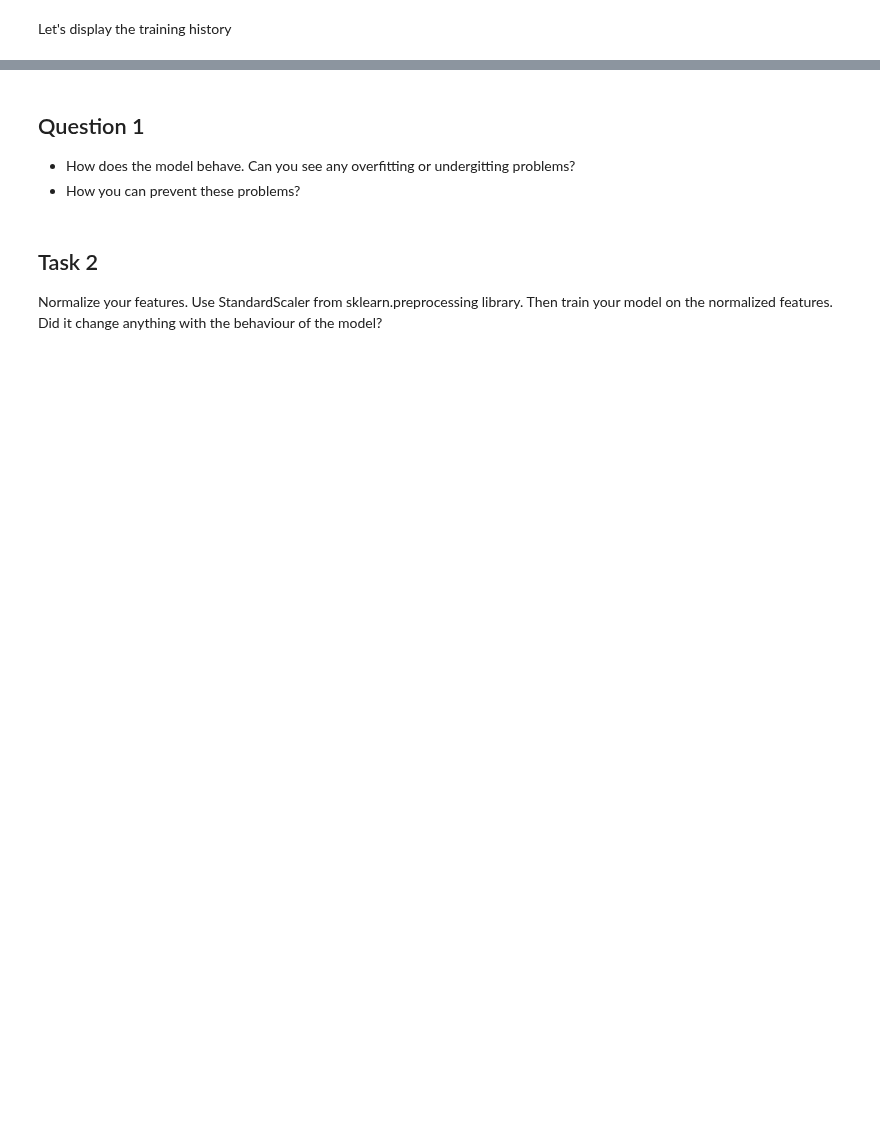
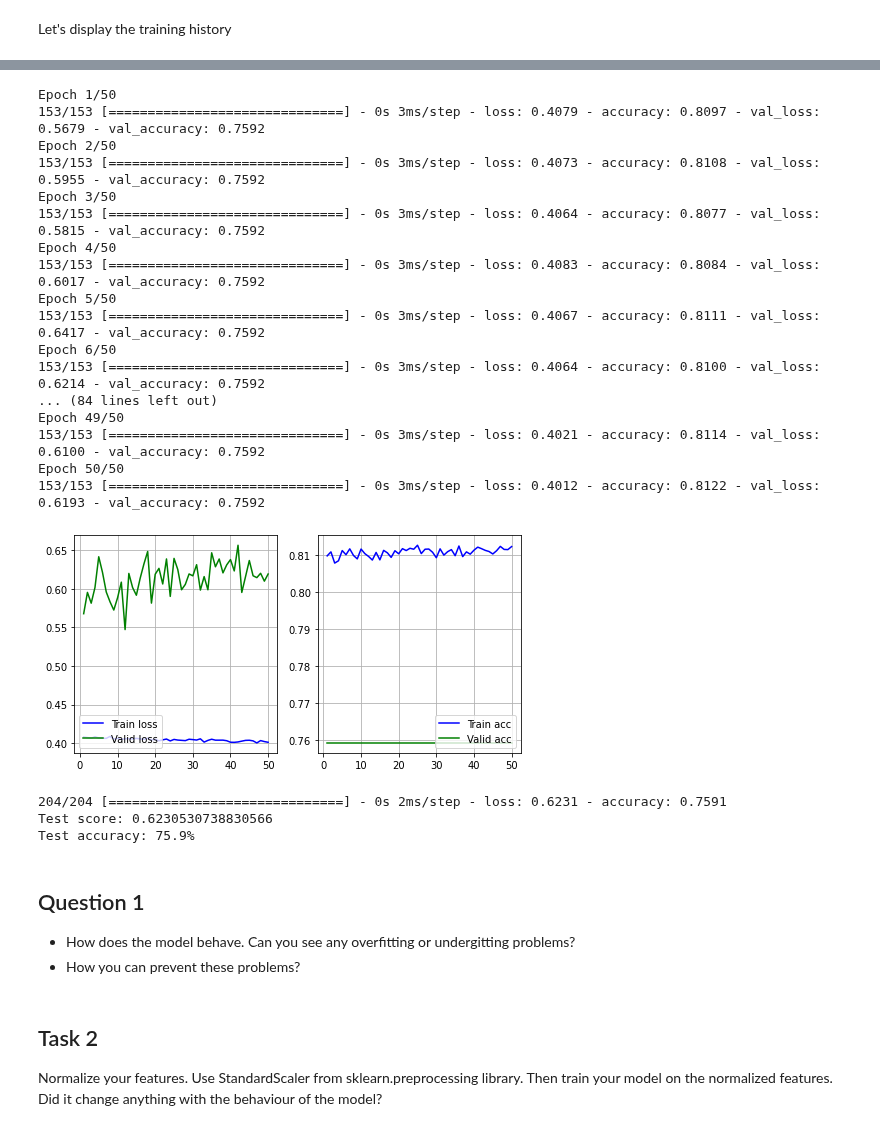
Before and after one commit to For-Chance/CourseOfConstructionInformation, a Jupyter notebook: Class/Class_11/CensusKeras/census_keras_empty.ipynb, the cells around one changed output, grey strips where cells are left out. Drawn from its saved outputs; the diff is of its cells as text; code cells hidden in the pictures; blank space fills up the shorter version.

```diff
--- a/Class/Class_11/CensusKeras/census_keras_empty.ipynb
+++ b/Class/Class_11/CensusKeras/census_keras_empty.ipynb
@@ -177,0 +426,16 @@ def create_model():
+# %%
+def create_model():
+    # ENTER YOUR CODE HERE
+    model = Sequential()
+
+    model.add(Dense(cell_1, input_shape=[input, ], activation='relu'))
+    model.add(Dropout(rate=0.5))
+    model.add(Dense(cell_2, activation='relu'))
+    model.add(Dense(1, activation='sigmoid'))
+
+    optimizer = optimizers.Adam(lr=LEARNING_RATE)
+
+    model.compile(loss = 'binary_crossentropy', optimizer=optimizer, metrics=['accuracy'])
+    return model
+# %%
+model = create_model()
@@ -178,3 +462,37 @@ def create_model():
+# %%
+# ENTER YOUR CODE HERE
+history = model.fit(X_train, y_train,
+    validation_data = (X_valid, y_valid),
+    batch_size = batch_size,
+    epochs = epochs)
+
+plot_train_valid_history(history)
+
+score, acc = model.evaluate(X_test, y_test)
+print('Test score:', score)
+print('Test accuracy: {:.1f}%'.format(100*acc))
+# %% [output]
+Epoch 1/50
+153/153 [==============================] - 0s 3ms/step - loss: 0.4079 - accuracy: 0.8097 - val_loss: 0.5679 - val_accuracy: 0.7592
+Epoch 2/50
+153/153 [==============================] - 0s 3ms/step - loss: 0.4073 - accuracy: 0.8108 - val_loss: 0.5955 - val_accuracy: 0.7592
+Epoch 3/50
+153/153 [==============================] - 0s 3ms/step - loss: 0.4064 - accuracy: 0.8077 - val_loss: 0.5815 - val_accuracy: 0.7592
+Epoch 4/50
+153/153 [==============================] - 0s 3ms/step - loss: 0.4083 - accuracy: 0.8084 - val_loss: 0.6017 - val_accuracy: 0.7592
+Epoch 5/50
+153/153 [==============================] - 0s 3ms/step - loss: 0.4067 - accuracy: 0.8111 - val_loss: 0.6417 - val_accuracy: 0.7592
+Epoch 6/50
+153/153 [==============================] - 0s 3ms/step - loss: 0.4064 - accuracy: 0.8100 - val_loss: 0.6214 - val_accuracy: 0.7592
+... (84 lines left out)
+Epoch 49/50
+153/153 [==============================] - 0s 3ms/step - loss: 0.4021 - accuracy: 0.8114 - val_loss: 0.6100 - val_accuracy: 0.7592
+Epoch 50/50
+153/153 [==============================] - 0s 3ms/step - loss: 0.4012 - accuracy: 0.8122 - val_loss: 0.6193 - val_accuracy: 0.7592
+[figure, added]
+204/204 [==============================] - 0s 2ms/step - loss: 0.6231 - accuracy: 0.7591
+Test score: 0.6230530738830566
+Test accuracy: 75.9%
 # %% [markdown]
 ## Question 1
 - How does the model behave. Can you see any overfitting or undergitting problems?
```
Also changed, not shown: parts of 29 cells of this notebook.
